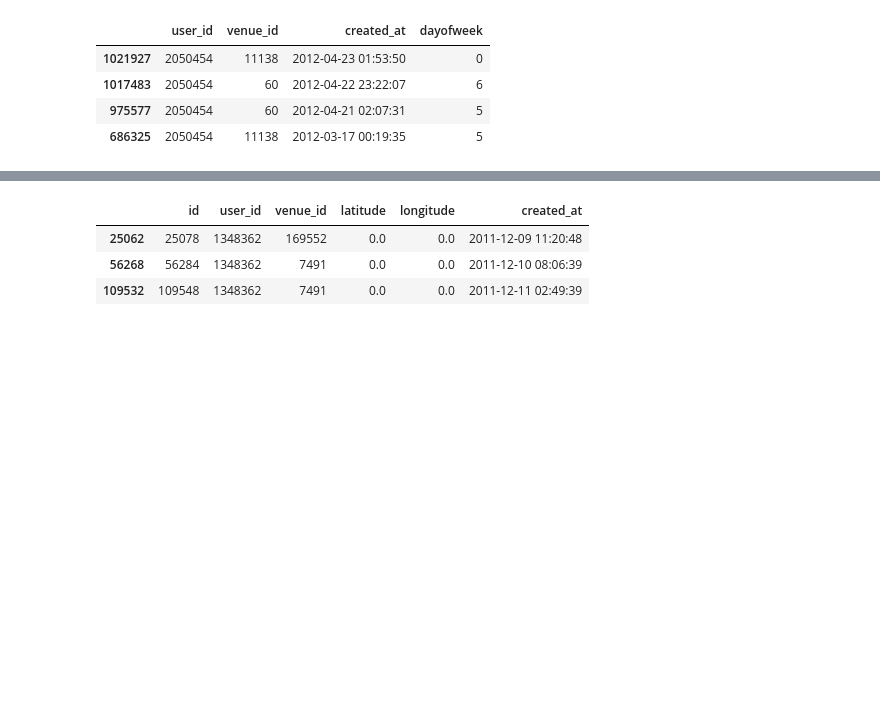
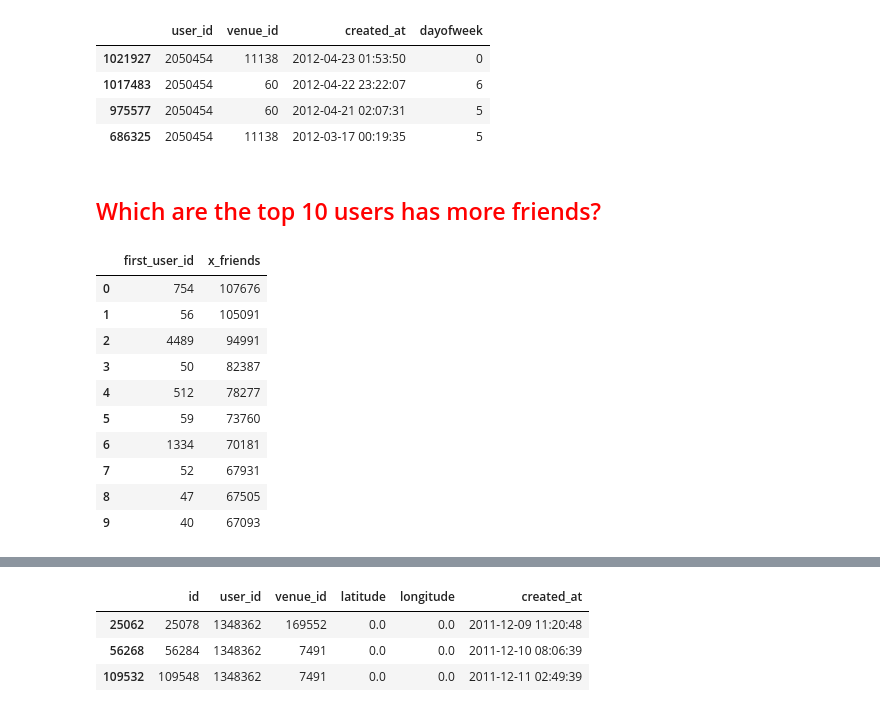
Before and after one commit to stefanauwyang/ml-engineer, a Jupyter notebook: ML-Engineer-Notebook.ipynb, the cells around one changed output, grey strips where cells are left out. Saved outputs shown, nothing was run; the diff lists cells and outputs as text; code cells hidden in the pictures; blank space fills up the shorter version.

```diff
--- a/ML-Engineer-Notebook.ipynb
+++ b/ML-Engineer-Notebook.ipynb
@@ -623,3 +632,21 @@ sample
 | 1017483 | 2050454 | 60 | 2012-04-22 23:22:07 | 6 |
 | 975577 | 2050454 | 60 | 2012-04-21 02:07:31 | 5 |
 | 686325 | 2050454 | 11138 | 2012-03-17 00:19:35 | 5 |
+# %% [markdown]
+## <span style="color:red">Which are the top 10 users has more friends?</span>
+# %%
+sql = "select first_user_id, count(*) as x_friends from socialgraph group by first_user_id order by count(*) desc limit 10"
+users_top_10_social = pd.read_sql_query(sql, conn)
+users_top_10_social
+# %% [output]
+|  | first_user_id | x_friends |
+| 0 | 754 | 107676 |
+| 1 | 56 | 105091 |
+| 2 | 4489 | 94991 |
+| 3 | 50 | 82387 |
+| 4 | 512 | 78277 |
+| 5 | 59 | 73760 |
+| 6 | 1334 | 70181 |
+| 7 | 52 | 67931 |
+| 8 | 47 | 67505 |
+| 9 | 40 | 67093 |
```
Also changed, not shown: parts of 19 cells of this notebook.
